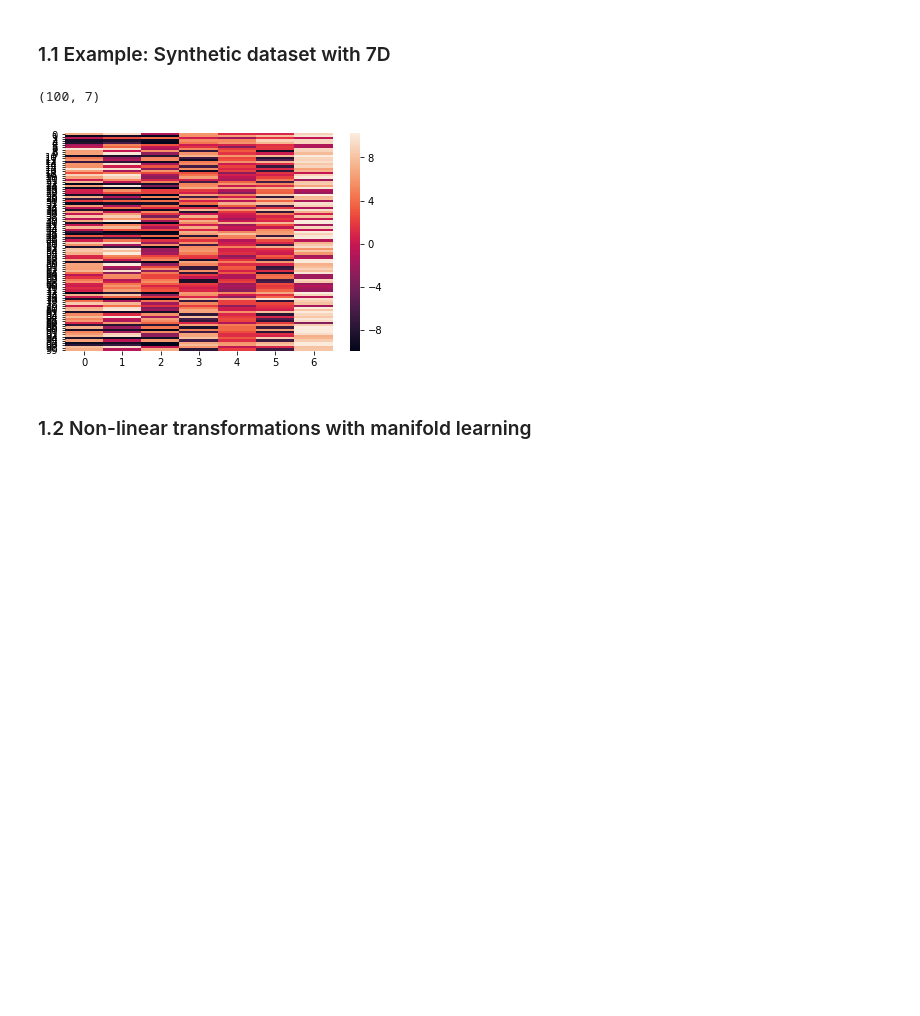
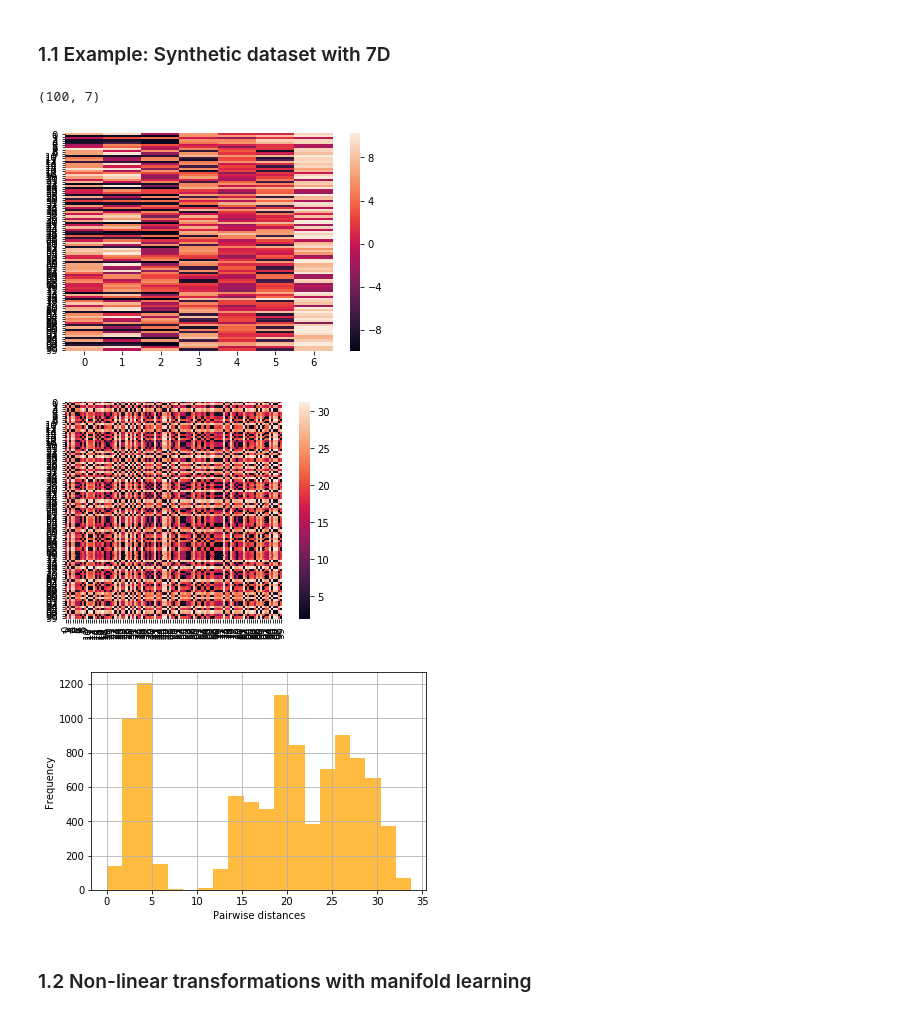
Before and after one commit to biof509/spring2019, a Jupyter notebook: docs/_downloads/Week10.ipynb, the cells around one changed output. Cells and saved outputs as stored; diff of their text form; code cells hidden in the pictures; blank space fills up the shorter version.

```diff
--- a/docs/_downloads/Week10.ipynb
+++ b/docs/_downloads/Week10.ipynb
@@ -67,21 +67,23 @@ The main assumption is that the features in a lower-dimensional space (latent va
 # %%
 X, y = sklearn.datasets.make_blobs(n_samples=100, centers=4, n_features=7, random_state=0)
 print(X.shape)
 sns.heatmap(X, robust=True, square=False, yticklabels=True, xticklabels=True, cbar=True)
 plt.show()
 
-# D = sklearn.metrics.pairwise_distances(X, metric='euclidean', n_jobs=-1)
-# sns.heatmap(D, robust=True, square=True, yticklabels=True, xticklabels=True, cbar=True)
-# plt.show()
+D = sklearn.metrics.pairwise_distances(X, metric='euclidean', n_jobs=-1)
+sns.heatmap(D, robust=True, square=True, yticklabels=True, xticklabels=True, cbar=True)
+plt.show()
 
-# plt.hist(np.hstack(D), 20, facecolor='orange', alpha=0.75)
-# plt.xlabel('Pairwise distances')
-# plt.ylabel('Frequency')
-# plt.grid(True)
-# plt.show()
+plt.hist(np.hstack(D), 20, facecolor='orange', alpha=0.75)
+plt.xlabel('Pairwise distances')
+plt.ylabel('Frequency')
+plt.grid(True)
+plt.show()
 # %% [output]
 (100, 7)
 [figure]
+[figure, added]
+[figure, added]
 # %%
 def scatterplot_2D(R, title, labels=None):
     """ Helper function to plot data points in 2D
```
Also changed, not shown: parts of 7 cells of this notebook, 7 other files.
